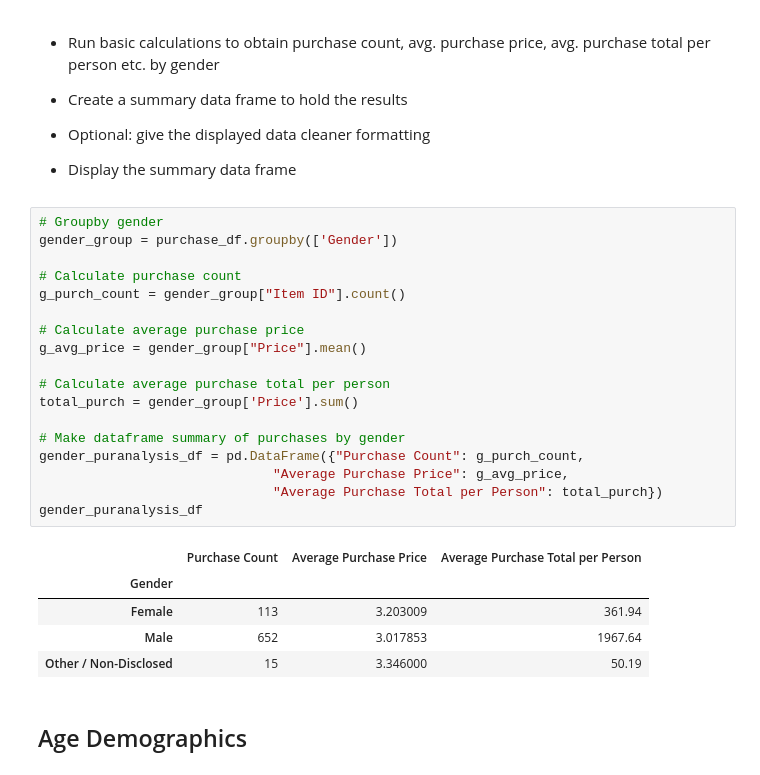
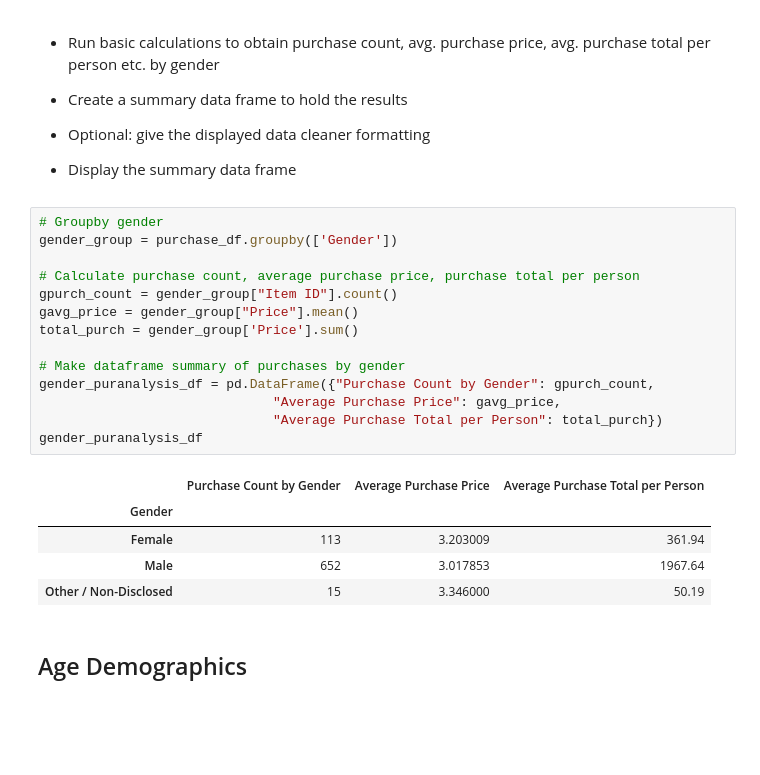
Before and after one commit to Tam-ala/Game-and-School-Stats-with-Pandas, a Jupyter notebook: HeroesOfPymoli/HeroesOfPymoli_update.ipynb, the cells around one changed output. Cells and saved outputs as stored; diff of their text form; blank space fills up the shorter version.

```diff
--- a/HeroesOfPymoli/HeroesOfPymoli_update.ipynb
+++ b/HeroesOfPymoli/HeroesOfPymoli_update.ipynb
@@ -118,23 +117,19 @@ gender_count
 # %%
 # Groupby gender
 gender_group = purchase_df.groupby(['Gender'])
 
-# Calculate purchase count
-g_purch_count = gender_group["Item ID"].count()
-
-# Calculate average purchase price
-g_avg_price = gender_group["Price"].mean()
-
-# Calculate average purchase total per person
+# Calculate purchase count, average purchase price, purchase total per person
+gpurch_count = gender_group["Item ID"].count()
+gavg_price = gender_group["Price"].mean()
 total_purch = gender_group['Price'].sum()
 
 # Make dataframe summary of purchases by gender
-gender_puranalysis_df = pd.DataFrame({"Purchase Count": g_purch_count,
-                              "Average Purchase Price": g_avg_price,
+gender_puranalysis_df = pd.DataFrame({"Purchase Count by Gender": gpurch_count,
+                              "Average Purchase Price": gavg_price,
                               "Average Purchase Total per Person": total_purch})
 gender_puranalysis_df
 # %% [output]
-|  | Purchase Count | Average Purchase Price | Average Purchase Total per Person |
+|  | Purchase Count by Gender | Average Purchase Price | Average Purchase Total per Person |
 | Gender |  |  |  |
 | Female | 113 | 3.203009 | 361.94 |
 | Male | 652 | 3.017853 | 1967.64 |
```
Also changed, not shown: parts of 16 cells of this notebook.
